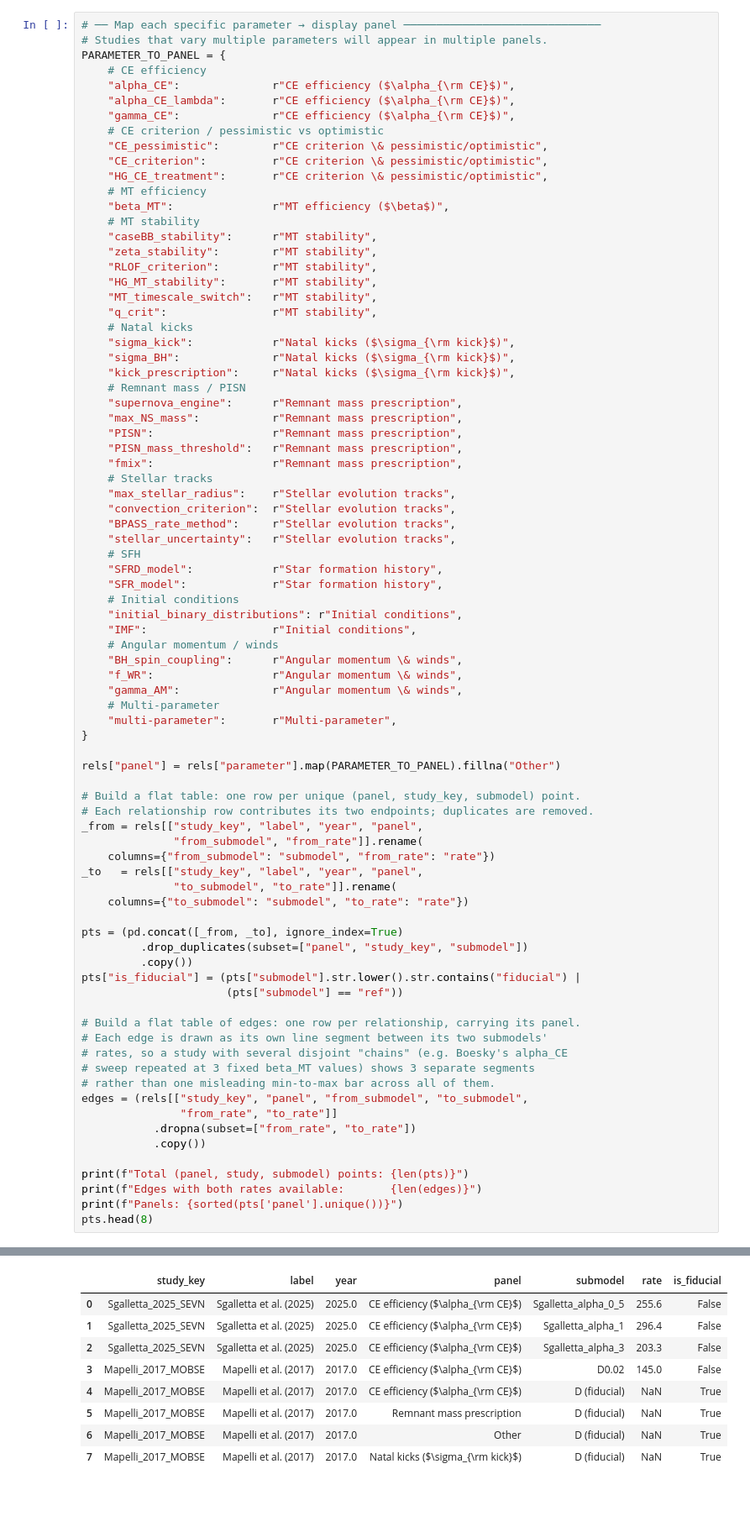
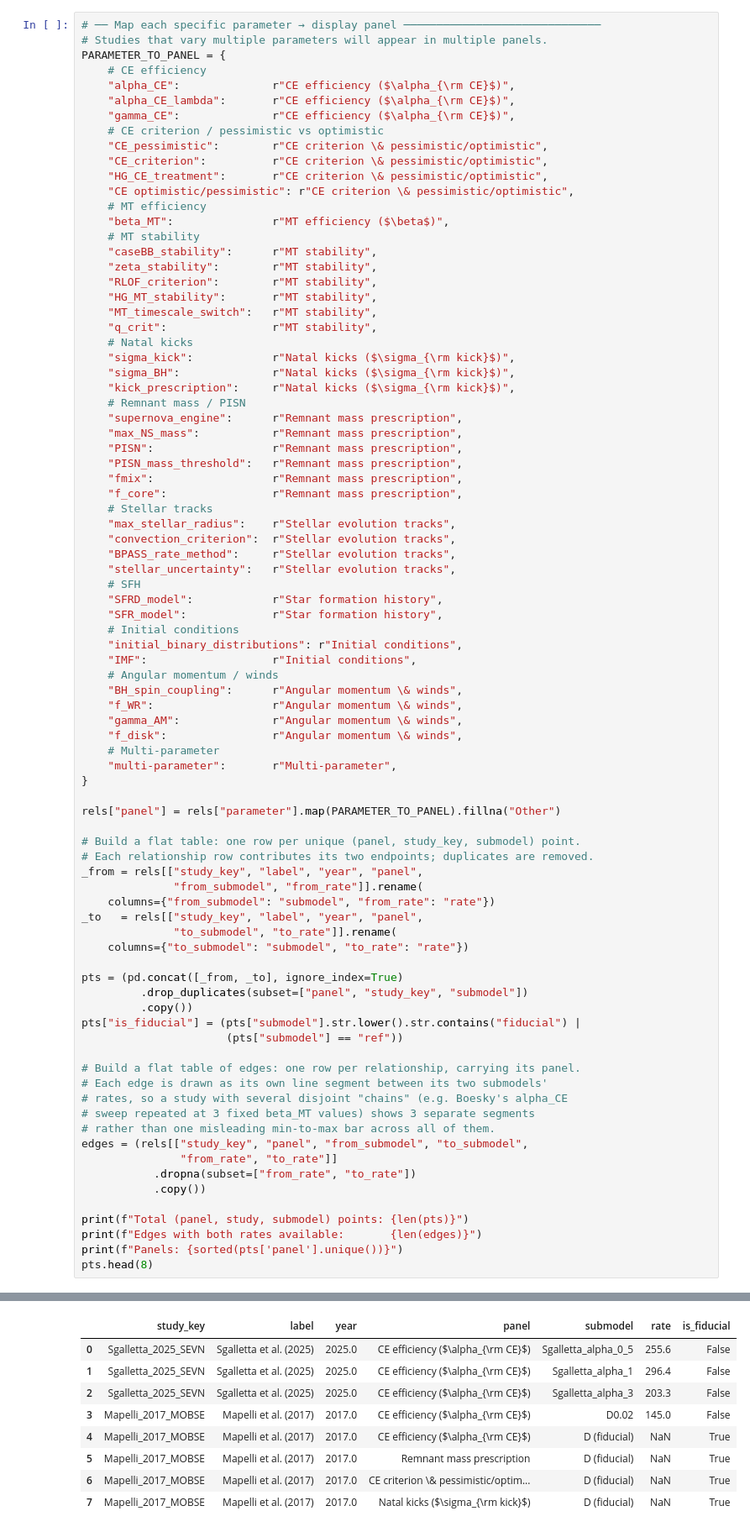
Before and after one commit to FloorBroekgaarden/Rates_of_Compact_Object_Coalescence, a Jupyter notebook: plottingCode_v2/parameter_impact_rate.ipynb, the cells around one changed output, grey strips where cells are left out. Shown at 84% size. Cells and saved outputs as stored; diff of their text form; blank space fills up the shorter version.

```diff
--- a/plottingCode_v2/parameter_impact_rate.ipynb
+++ b/plottingCode_v2/parameter_impact_rate.ipynb
@@ -79,6 +79,7 @@ PARAMETER_TO_PANEL = {
     "CE_pessimistic":        r"CE criterion \& pessimistic/optimistic",
     "CE_criterion":          r"CE criterion \& pessimistic/optimistic",
     "HG_CE_treatment":       r"CE criterion \& pessimistic/optimistic",
+    "CE optimistic/pessimistic": r"CE criterion \& pessimistic/optimistic",
     # MT efficiency
     "beta_MT":               r"MT efficiency ($\beta$)",
     # MT stability
@@ -98,6 +99,7 @@ PARAMETER_TO_PANEL = {
     "PISN":                  r"Remnant mass prescription",
     "PISN_mass_threshold":   r"Remnant mass prescription",
     "fmix":                  r"Remnant mass prescription",
+    "f_core":                r"Remnant mass prescription",
     # Stellar tracks
     "max_stellar_radius":    r"Stellar evolution tracks",
     "convection_criterion":  r"Stellar evolution tracks",
@@ -113,6 +115,7 @@ PARAMETER_TO_PANEL = {
     "BH_spin_coupling":      r"Angular momentum \& winds",
     "f_WR":                  r"Angular momentum \& winds",
     "gamma_AM":              r"Angular momentum \& winds",
+    "f_disk":                r"Angular momentum \& winds",
     # Multi-parameter
     "multi-parameter":       r"Multi-parameter",
 }
@@ -154,12 +157,12 @@ Edges with both rates available:       217
 Panels: ['Angular momentum \\& winds', 'CE criterion \\& pessimistic/optimistic', 'CE efficiency ($\\alpha_{\\rm CE}$)', 'Initial conditions', 'MT efficiency ($\\beta$)', 'MT stability', 'Multi-parame ...
 |  | study_key | label | year | panel | submodel | rate | is_fiducial |
 | 0 | Sgalletta_2025_SEVN | Sgalletta et al. (2025) | 2025.0 | CE efficiency ($\alpha_{\rm CE}$) | Sgalletta_alpha_0_5 | 255.6 | False |
 | 1 | Sgalletta_2025_SEVN | Sgalletta et al. (2025) | 2025.0 | CE efficiency ($\alpha_{\rm CE}$) | Sgalletta_alpha_1 | 296.4 | False |
 | 2 | Sgalletta_2025_SEVN | Sgalletta et al. (2025) | 2025.0 | CE efficiency ($\alpha_{\rm CE}$) | Sgalletta_alpha_3 | 203.3 | False |
 | 3 | Mapelli_2017_MOBSE | Mapelli et al. (2017) | 2017.0 | CE efficiency ($\alpha_{\rm CE}$) | D0.02 | 145.0 | False |
 | 4 | Mapelli_2017_MOBSE | Mapelli et al. (2017) | 2017.0 | CE efficiency ($\alpha_{\rm CE}$) | D (fiducial) | NaN | True |
 | 5 | Mapelli_2017_MOBSE | Mapelli et al. (2017) | 2017.0 | Remnant mass prescription | D (fiducial) | NaN | True |
-| 6 | Mapelli_2017_MOBSE | Mapelli et al. (2017) | 2017.0 | Other | D (fiducial) | NaN | True |
+| 6 | Mapelli_2017_MOBSE | Mapelli et al. (2017) | 2017.0 | CE criterion \& pessimistic/optim... | D (fiducial) | NaN | True |
 | 7 | Mapelli_2017_MOBSE | Mapelli et al. (2017) | 2017.0 | Natal kicks ($\sigma_{\rm kick}$) | D (fiducial) | NaN | True |
 # %%
 # ── Build panel structure ────────────────────────────────────────────────────
```
Also changed, not shown: parts of 5 cells of this notebook, 6 other files.
